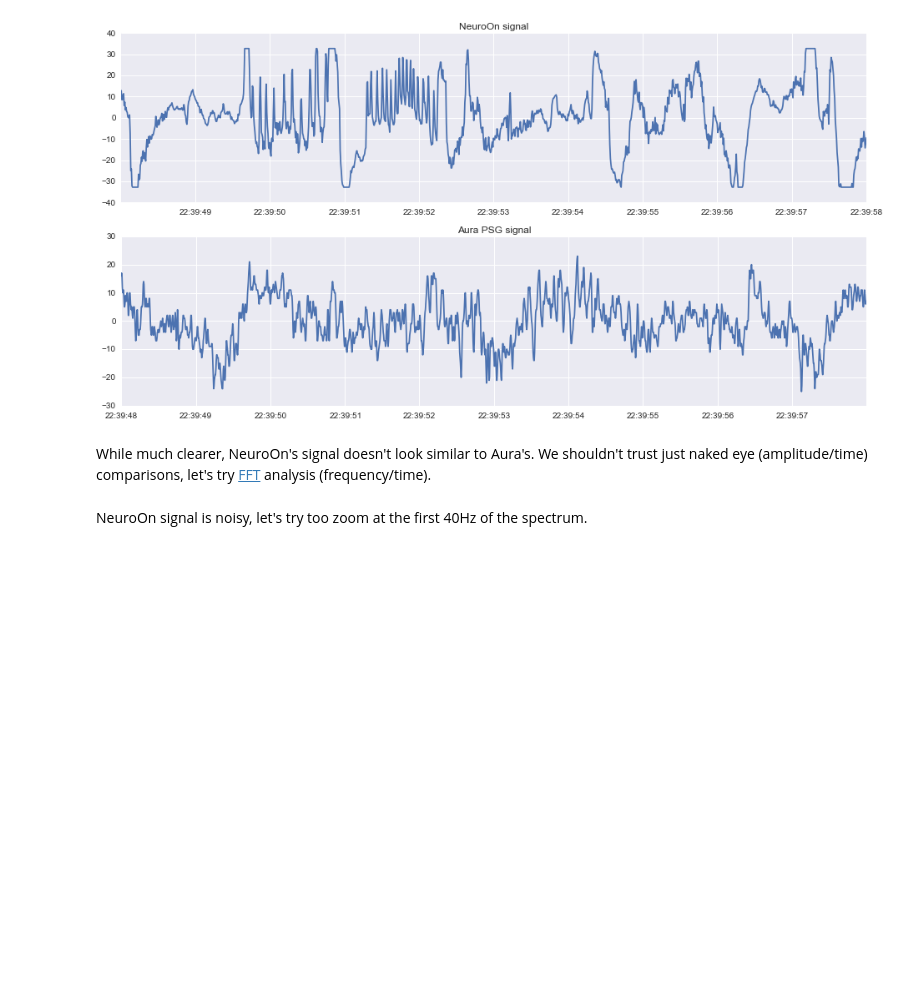
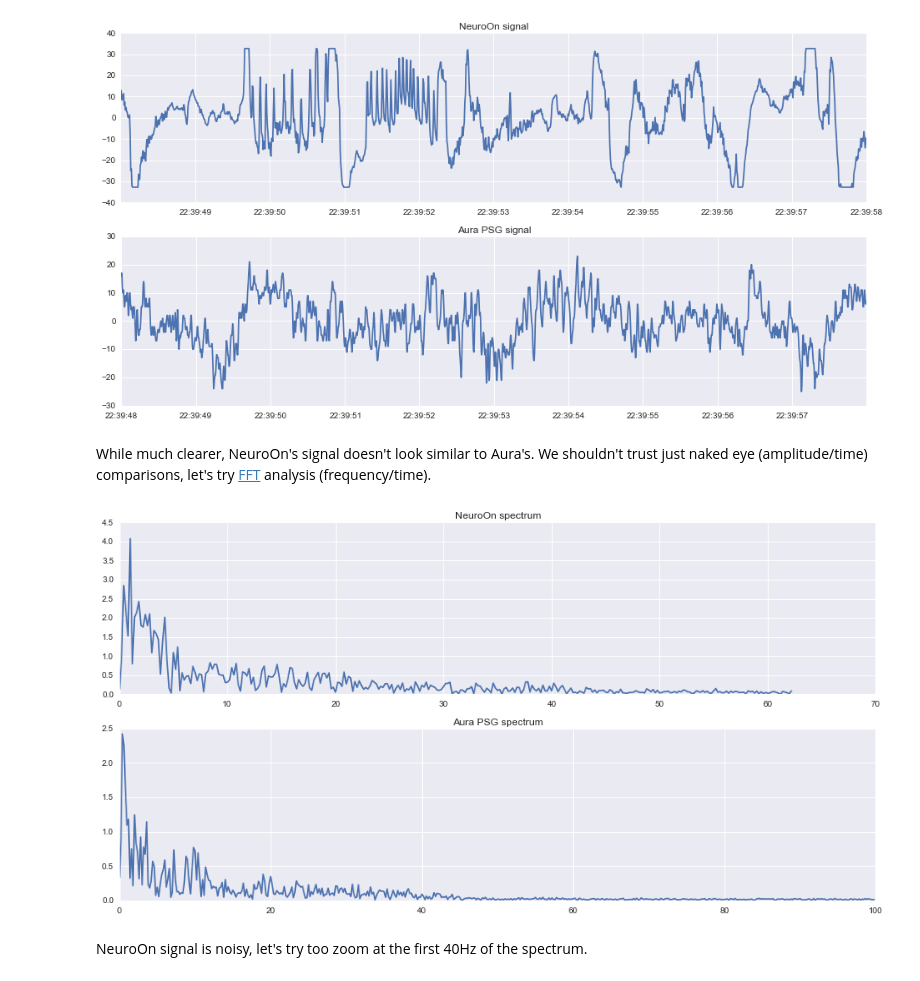
Before and after one commit to pawelngei/neuroon-notebook, a Jupyter notebook: NeuroOn.ipynb, the cells around one changed output. Drawn from its saved outputs; the diff is of its cells as text; code cells hidden in the pictures; blank space fills up the shorter version.

Commit message:
rewrite fft with pandas

```diff
--- a/NeuroOn.ipynb
+++ b/NeuroOn.ipynb
@@ -240,2 +187,46 @@ plot_spectrum_fragment(
+# %%
+# may be useful to refactor this to share less code with plot_signal_fragment
+
+# TODO: Use pandas
+
+def plot_spectrum_fragment(
+    csv_sig, edf_sig, seconds=10, shift=0,
+    cap_frequency=False,
+    csv_title='NeuroOn spectrum',
+    edf_title='Aura PSG spectrum'
+):
+    plotting_series = [
+        [211, csv_title, csv_sig],
+        [212, edf_title, edf_sig]
+    ]
+    for series in plotting_series:
+        pp.subplot(series[0])
+        pp.title(series[1])
+        signal = series[2]
+        signal_freq = len(signal[
+            signal['timestamp'] < signal['timestamp'][0] + timedelta(seconds=1)
+        ])
+        time_slice = np.logical_and(
+            signal['timestamp'] >= signal['timestamp'][0] + timedelta(seconds=shift),
+            signal['timestamp'] < signal['timestamp'][0] + timedelta(seconds=shift + seconds)
+        )
+        signal_len = len(signal[time_slice])
+        signal_y = signal[time_slice]['signal']
+        spectrum_y = np.fft.fft(signal_y) / signal_len
+        spectrum_x = np.arange(signal_len) / (signal_len / signal_freq)
+        half_spectrum = int(signal_len / 2)
+        x_axis = spectrum_x[:half_spectrum]
+        y_axis = abs(spectrum_y[:half_spectrum])
+        if (cap_frequency):
+            pp.xlim(0, cap_frequency)
+        pp.plot(x_axis, y_axis)
+    pp.show()
+
+plot_spectrum_fragment(
+    no_shifted_signal, psg_signal, seconds=5,
+    shift=600
+)
+# %% [output]
+[figure, added]
 # %% [markdown]
 NeuroOn signal is noisy, let's try too zoom at the first 40Hz of the spectrum.
```
Also changed, not shown: parts of 7 cells of this notebook.
